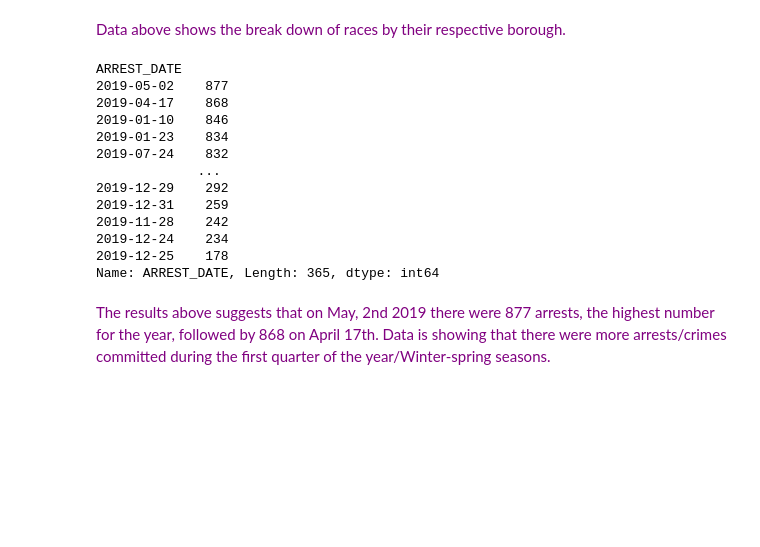
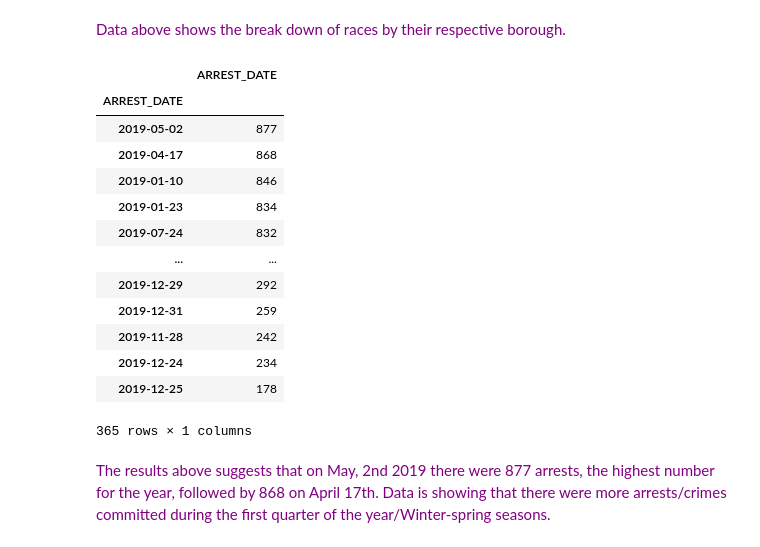
Before and after one commit to city-college-machine-learning/NYPD_Arrest_Analysis, a Jupyter notebook: NYPD_Arrest_Analysis.ipynb, the cells around one changed output. Drawn from its saved outputs; the diff is of its cells as text; code cells hidden in the pictures; blank space fills up the shorter version.

```diff
--- a/NYPD_Arrest_Analysis.ipynb
+++ b/NYPD_Arrest_Analysis.ipynb
@@ -452,21 +452,23 @@ pd.DataFrame({'counts': counts, 'percent': percent})
 # %% [markdown]
 <font color = 'purple'> Data above shows the break down of races by their respective borough.<font/>
 # %%
-nypd.groupby('ARREST_DATE').ARREST_DATE.count().sort_values(ascending = False)
+date = nypd.groupby('ARREST_DATE').ARREST_DATE.count().sort_values(ascending = False)
+pd.DataFrame(date)
 # %% [output]
+|  | ARREST_DATE |
+| ARREST_DATE |  |
+| 2019-05-02 | 877 |
+| 2019-04-17 | 868 |
+| 2019-01-10 | 846 |
+| 2019-01-23 | 834 |
+| 2019-07-24 | 832 |
+| ... | ... |
+| 2019-12-29 | 292 |
+| 2019-12-31 | 259 |
+| 2019-11-28 | 242 |
+| 2019-12-24 | 234 |
+| 2019-12-25 | 178 |
-ARREST_DATE
-2019-05-02    877
-2019-04-17    868
-2019-01-10    846
-2019-01-23    834
-2019-07-24    832
-             ...
-2019-12-29    292
-2019-12-31    259
-2019-11-28    242
-2019-12-24    234
-2019-12-25    178
-Name: ARREST_DATE, Length: 365, dtype: int64
+365 rows × 1 columns
 # %% [markdown]
 <font color = 'purple'> The results above suggests that on May, 2nd 2019 there were 877 arrests,  the highest number for the year, followed by 868 on April 17th. Data is showing that there were more arrests/crimes committed during the first quarter of the year/Winter-spring seasons.<font/>
 # %%
```
Also changed, not shown: parts of 6 cells of this notebook.
